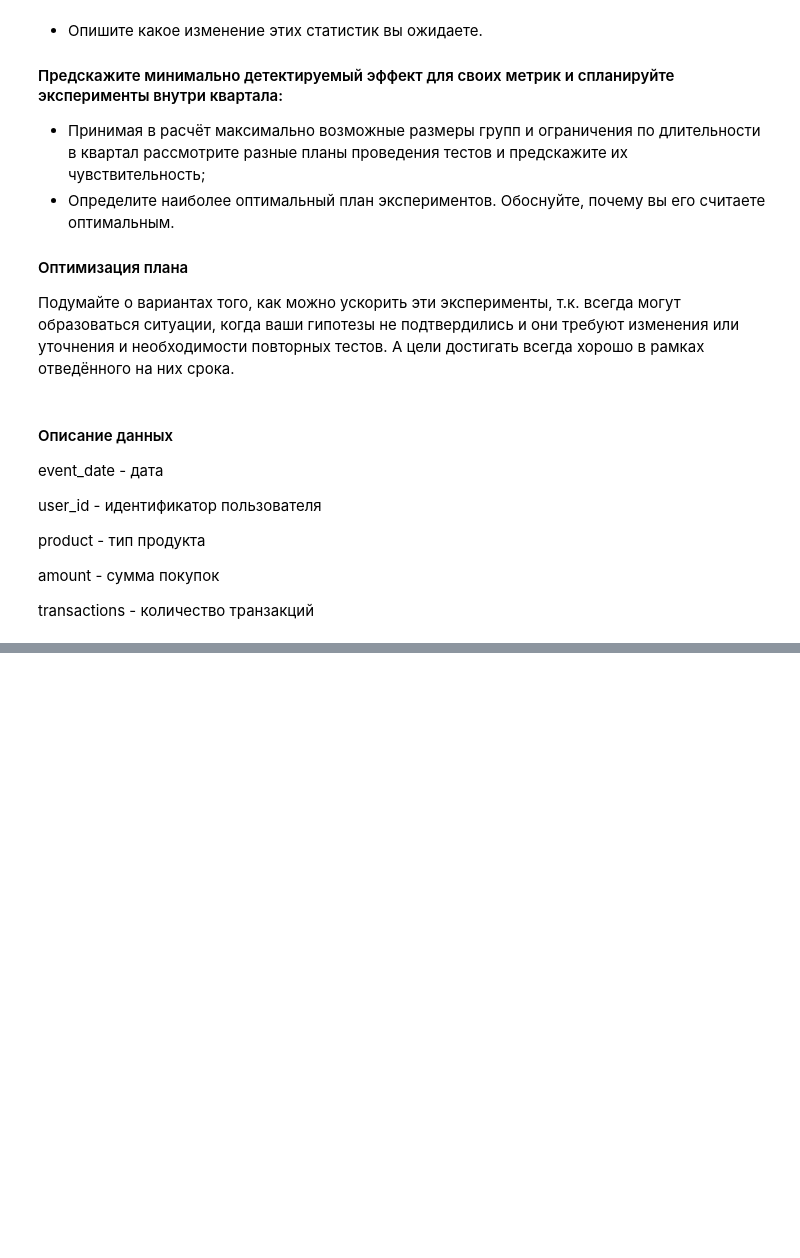
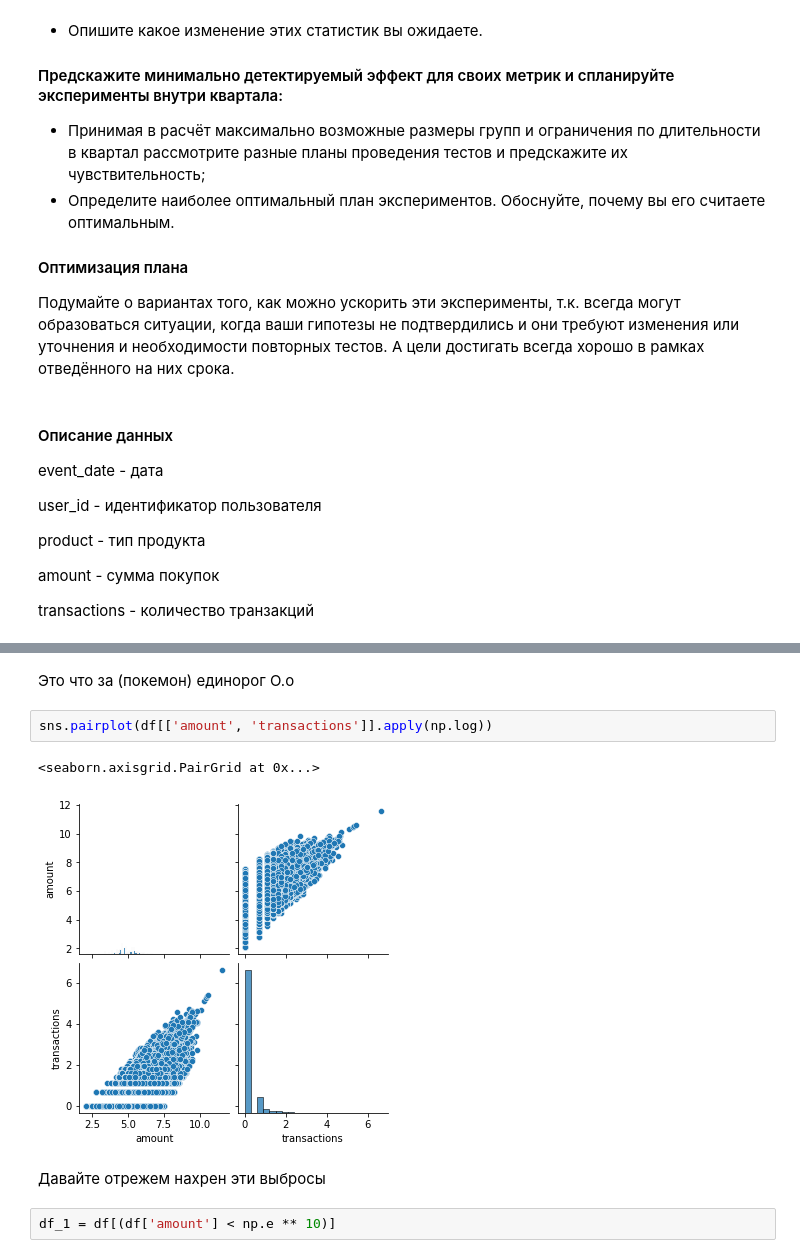
Before and after one commit to yk4r2/AAA, a Jupyter notebook: Experiments/homeworks/HW1/main.ipynb, the cells around one changed output, grey strips where cells are left out. Saved outputs shown, nothing was run; the diff lists cells and outputs as text; blank space fills up the shorter version.

```diff
--- a/Experiments/homeworks/HW1/main.ipynb
+++ b/Experiments/homeworks/HW1/main.ipynb
@@ -69,0 +131,11 @@ df['event_date']=df.event_date.apply(date_converter)
+# %% [markdown]
+Это что за (покемон) единорог О.о
+# %%
+sns.pairplot(df[['amount', 'transactions']].apply(np.log))
+# %% [output]
+<seaborn.axisgrid.PairGrid at 0x...>
+[figure, added]
+# %% [markdown]
+Давайте отрежем нахрен эти выбросы
+# %%
+df_1 = df[(df['amount'] < np.e ** 10)]
```
Also changed, not shown: parts of 54 cells of this notebook.
